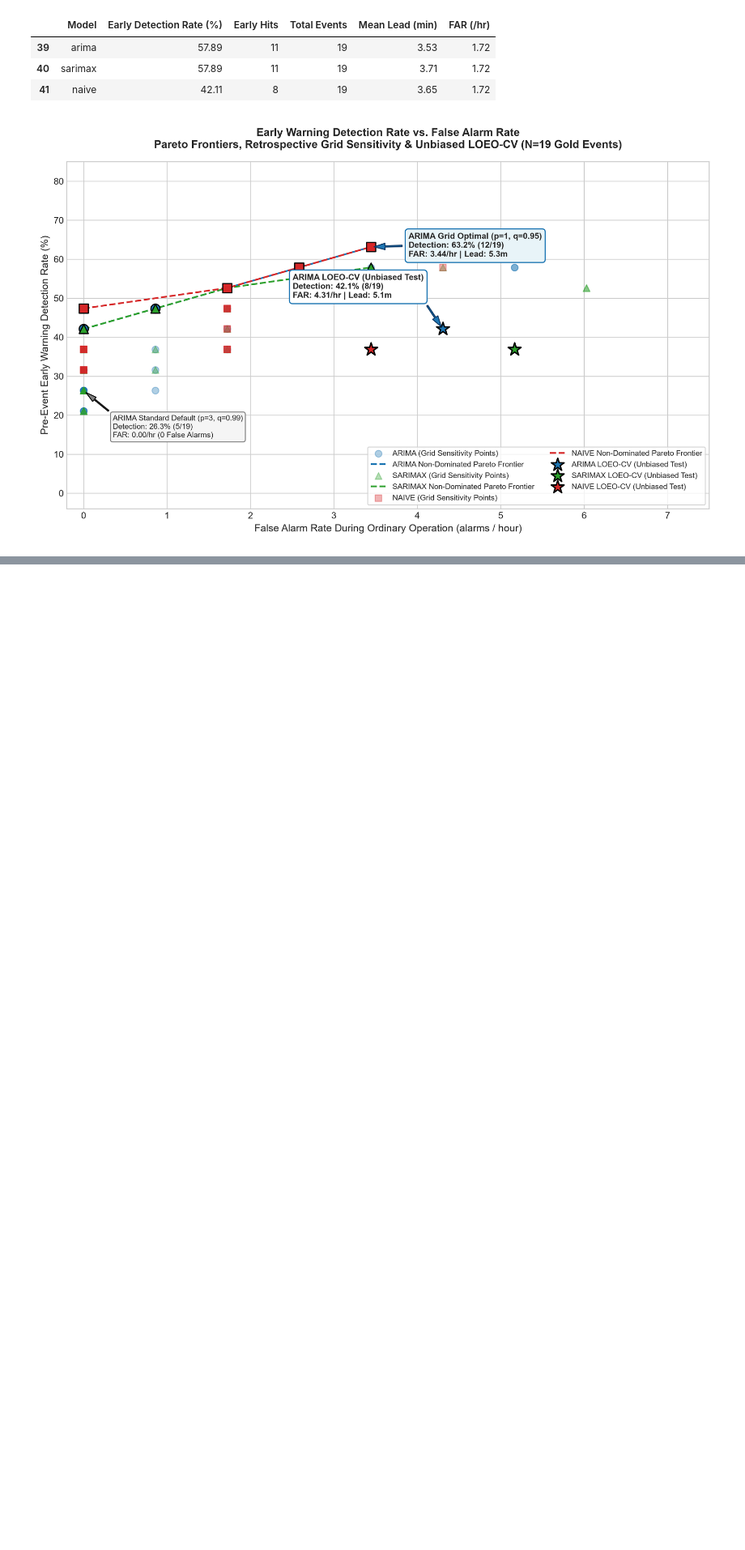
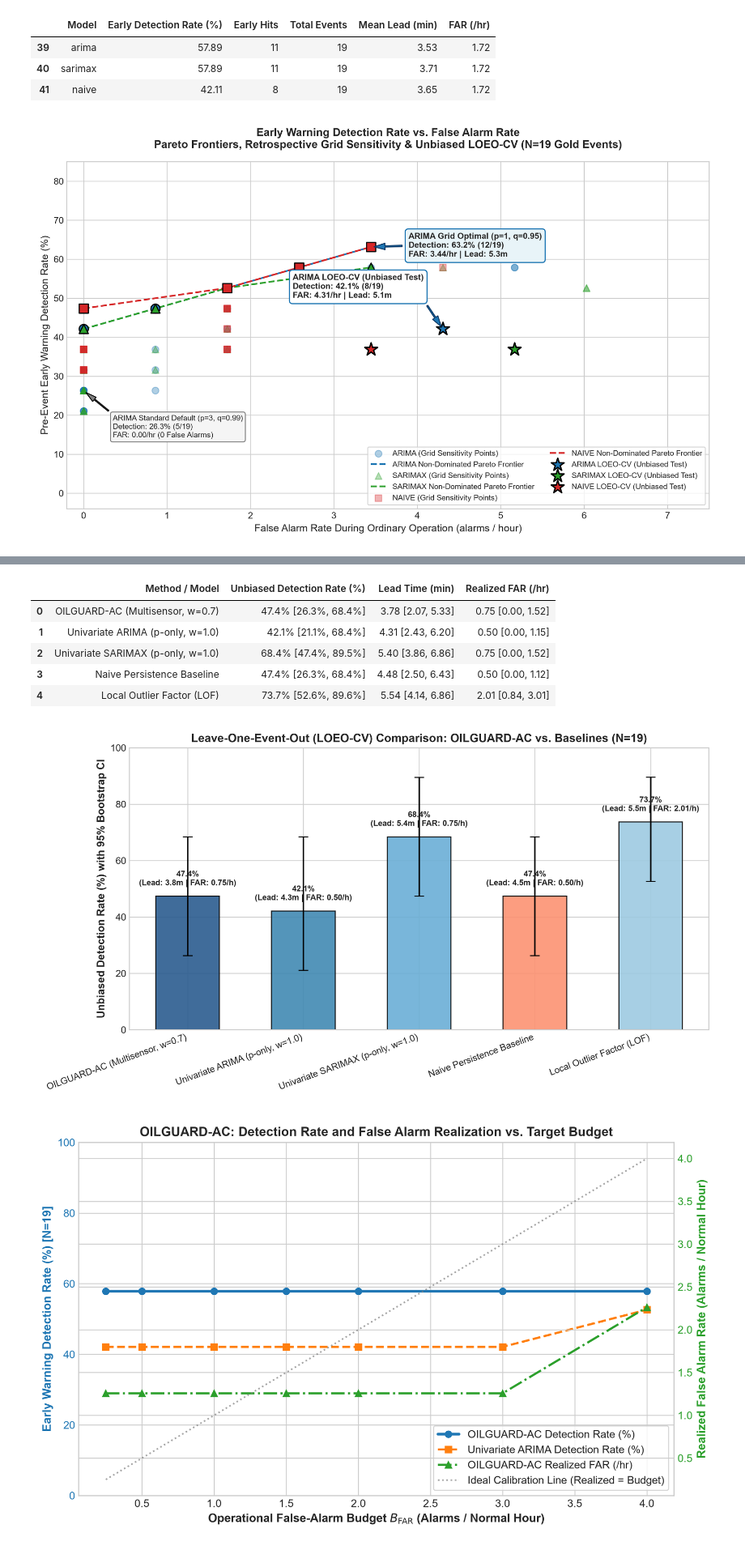
Before and after one commit to Ravva-78/tsa-oilguard, a Jupyter notebook: notebooks/oilguard_walkthrough.ipynb, the cells around one changed output, grey strips where cells are left out. Shown at 81% size. Saved outputs shown, nothing was run; the diff lists cells and outputs as text; code cells hidden in the pictures; blank space fills up the shorter version.

Commit message:
Implement OILGUARD-AC: literature review, research gap, multisensor residual scoring, alarm-budgeted threshold calibration, and LOEO-CV benchmarks

```diff
--- a/notebooks/oilguard_walkthrough.ipynb
+++ b/notebooks/oilguard_walkthrough.ipynb
@@ -228,0 +237,25 @@ display(Image(filename=str(PROJECT_ROOT / "results" / "figures" / "warning_optim
+# %%
+ac_loeo = pd.read_csv(PROJECT_ROOT / "results" / "metrics" / "oilguard_ac_loeo_cv_summary.csv")
+print("=== OILGUARD-AC: UNBIASED LOEO-CV BENCHMARK COMPARISON (Budget FAR <= 1.0/hr) ===")
+disp_ac = ac_loeo[['method', 'unbiased_detection_rate', 'detection_rate_ci_lower', 'detection_rate_ci_upper',
+                   'unbiased_mean_lead_minutes', 'mean_lead_ci_lower', 'mean_lead_ci_upper',
+                   'unbiased_realized_far', 'realized_far_ci_lower', 'realized_far_ci_upper']].copy()
+
+disp_ac['Detection Rate (%) [95% CI]'] = disp_ac.apply(
+    lambda r: f"{r['unbiased_detection_rate']*100:.1f}% [{r['detection_rate_ci_lower']*100:.1f}%, {r['detection_rate_ci_upper']*100:.1f}%]", axis=1
+)
+disp_ac['Mean Lead (min) [95% CI]'] = disp_ac.apply(
+    lambda r: f"{r['unbiased_mean_lead_minutes']:.2f} [{r['mean_lead_ci_lower']:.2f}, {r['mean_lead_ci_upper']:.2f}]", axis=1
+)
+disp_ac['Realized FAR (/hr) [95% CI]'] = disp_ac.apply(
+    lambda r: f"{r['unbiased_realized_far']:.2f} [{r['realized_far_ci_lower']:.2f}, {r['realized_far_ci_upper']:.2f}]", axis=1
+)
+
+final_tbl = disp_ac[['method', 'Detection Rate (%) [95% CI]', 'Mean Lead (min) [95% CI]', 'Realized FAR (/hr) [95% CI]']].copy()
+final_tbl.columns = ['Method / Model', 'Unbiased Detection Rate (%)', 'Lead Time (min)', 'Realized FAR (/hr)']
+display(final_tbl)
+
+from IPython.display import Image, display
+display(Image(filename=str(PROJECT_ROOT / "results" / "figures" / "oilguard_ac_benchmarks.png")))
+display(Image(filename=str(PROJECT_ROOT / "results" / "figures" / "oilguard_ac_tradeoff.png")))
+# %% [output]
@@ -229 +263,9 @@ display(Image(filename=str(PROJECT_ROOT / "results" / "figures" / "warning_optim
+|  | Method / Model | Unbiased Detection Rate (%) | Lead Time (min) | Realized FAR (/hr) |
+| 0 | OILGUARD-AC (Multisensor, w=0.7) | 47.4% [26.3%, 68.4%] | 3.78 [2.07, 5.33] | 0.75 [0.00, 1.52] |
+| 1 | Univariate ARIMA (p-only, w=1.0) | 42.1% [21.1%, 68.4%] | 4.31 [2.43, 6.20] | 0.50 [0.00, 1.15] |
+| 2 | Univariate SARIMAX (p-only, w=1.0) | 68.4% [47.4%, 89.5%] | 5.40 [3.86, 6.86] | 0.75 [0.00, 1.52] |
+| 3 | Naive Persistence Baseline | 47.4% [26.3%, 68.4%] | 4.48 [2.50, 6.43] | 0.50 [0.00, 1.12] |
+| 4 | Local Outlier Factor (LOF) | 73.7% [52.6%, 89.6%] | 5.54 [4.14, 6.86] | 2.01 [0.84, 3.01] |
+[figure, added]
+[figure, added]
 # %% [markdown]
```
Also changed, not shown: parts of 3 cells of this notebook, 16 other files.
